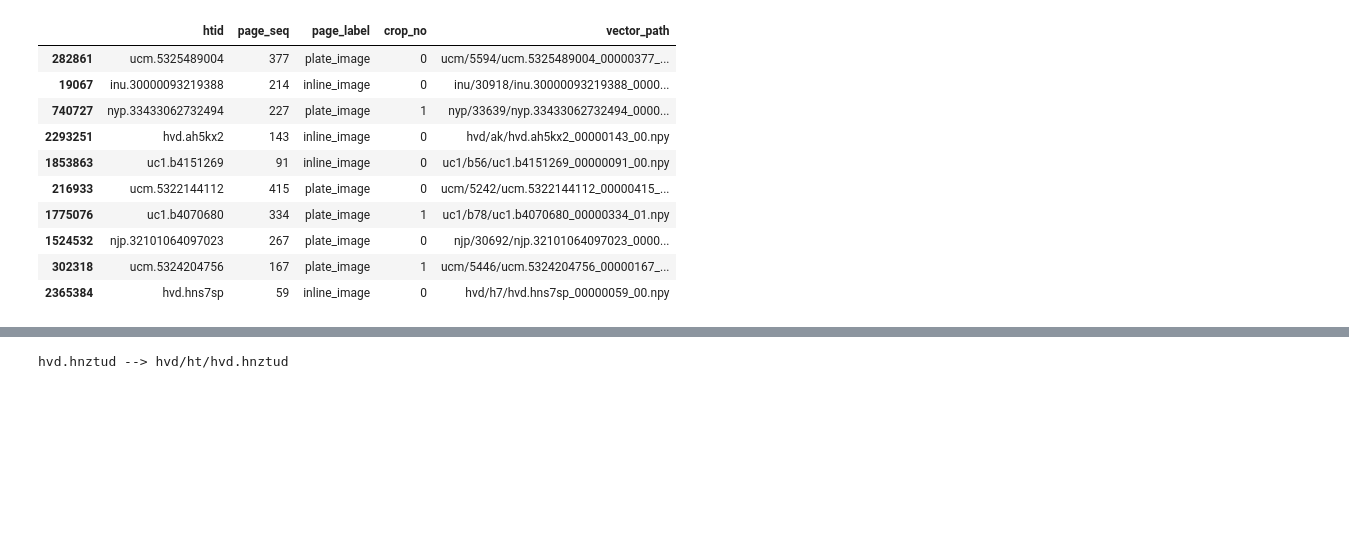
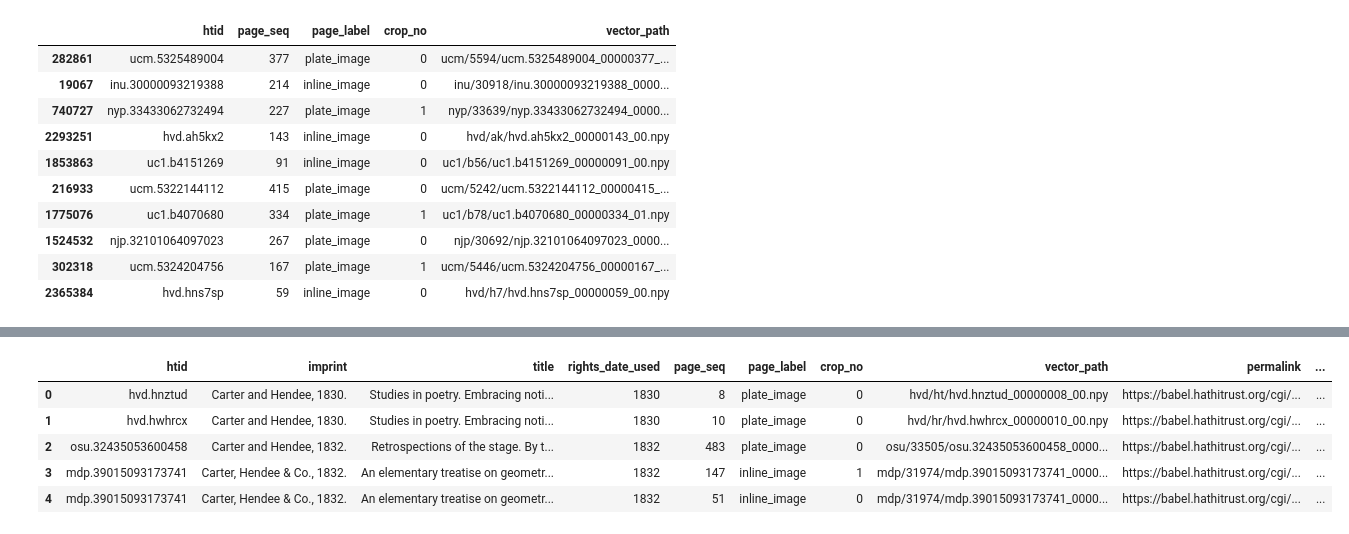
Before and after one commit to StephenKrewson/hathi-images, a Jupyter notebook: query_to_pixplot.ipynb, the cells around one changed output, grey strips where cells are left out. Saved outputs shown, nothing was run; the diff lists cells and outputs as text; code cells hidden in the pictures; blank space fills up the shorter version.

```diff
--- a/query_to_pixplot.ipynb
+++ b/query_to_pixplot.ipynb
@@ -180,0 +183,16 @@ Assuming the vector_path is using the standard stubby tree form, we can simply s
+# %%
+# Create functions to swap in .jpg extension and create permalink
+# TODO: Look in ACS-Krewson and find the actual code used to create the stubbytree paths
+def npy_to_jpg(path):
+    '''
+    param path: The .npy vector associated with an ROI.
+    return: Same stubbytree path, but with a JPEG extension instead.
+    '''
+    return os.path.splitext(path)[0] + '.jpg'
+
+def row_to_permalink(row):
+    '''
+    param row: Pandas dataframe row containing the following fields: htid, page_seq
+    return: Permalink to HathiTrust view of given page
+    '''
+    return "https://babel.hathitrust.org/cgi/pt?id={}&view=1up&seq={}".format(row['htid'], row['page_seq'])
@@ -181,3 +208,19 @@ Assuming the vector_path is using the standard stubby tree form, we can simply s
+# %%
+# Overwrite the vector_path column with .jpg extensions; use map() since a column is a Series
+df_merged['roi_stubbypath'] = df_merged['vector_path'].map(npy_to_jpg)
+# %%
+# For the permalink, we will want to use apply
+# Let's call this "custom_sum" as "sum" is a built-in function
+df_merged['permalink'] = df_merged.apply(row_to_permalink, axis=1)
+# %%
+df_merged.head(5)
+# %% [output]
+|  | htid | imprint | title | rights_date_used | page_seq | page_label | crop_no | vector_path | permalink | ... |
+| 0 | hvd.hnztud | Carter and Hendee, 1830. | Studies in poetry. Embracing noti... | 1830 | 8 | plate_image | 0 | hvd/ht/hvd.hnztud_00000008_00.npy | https://babel.hathitrust.org/cgi/... | ... |
+| 1 | hvd.hwhrcx | Carter and Hendee, 1830. | Studies in poetry. Embracing noti... | 1830 | 10 | plate_image | 0 | hvd/hr/hvd.hwhrcx_00000010_00.npy | https://babel.hathitrust.org/cgi/... | ... |
+| 2 | osu.32435053600458 | Carter and Hendee, 1832. | Retrospections of the stage. By t... | 1832 | 483 | plate_image | 0 | osu/33505/osu.32435053600458_0000... | https://babel.hathitrust.org/cgi/... | ... |
+| 3 | mdp.39015093173741 | Carter, Hendee & Co., 1832. | An elementary treatise on geometr... | 1832 | 147 | inline_image | 1 | mdp/31974/mdp.39015093173741_0000... | https://babel.hathitrust.org/cgi/... | ... |
+| 4 | mdp.39015093173741 | Carter, Hendee & Co., 1832. | An elementary treatise on geometr... | 1832 | 51 | inline_image | 0 | mdp/31974/mdp.39015093173741_0000... | https://babel.hathitrust.org/cgi/... | ... |
 # %%
 # Utility functions from Hathi's feature datasets
 # https://github.com/htrc/htrc-feature-reader/blob/39010fd41c049f4f86b9c8ff4a44e000217093c2/htrc_features/utils.py
@@ -222,7 +261,0 @@ stubby_dict = {htid: id_to_stubbytree(htid) for htid in df.htid.values}
-# %%
-# Print the intitial htid and show its stubby id transformation
-for k,v in stubby_dict.items():
-    print(k, "-->", v)
-    break
-# %% [output]
-hvd.hnztud --> hvd/ht/hvd.hnztud
```
Also changed, not shown: parts of 15 cells of this notebook.
